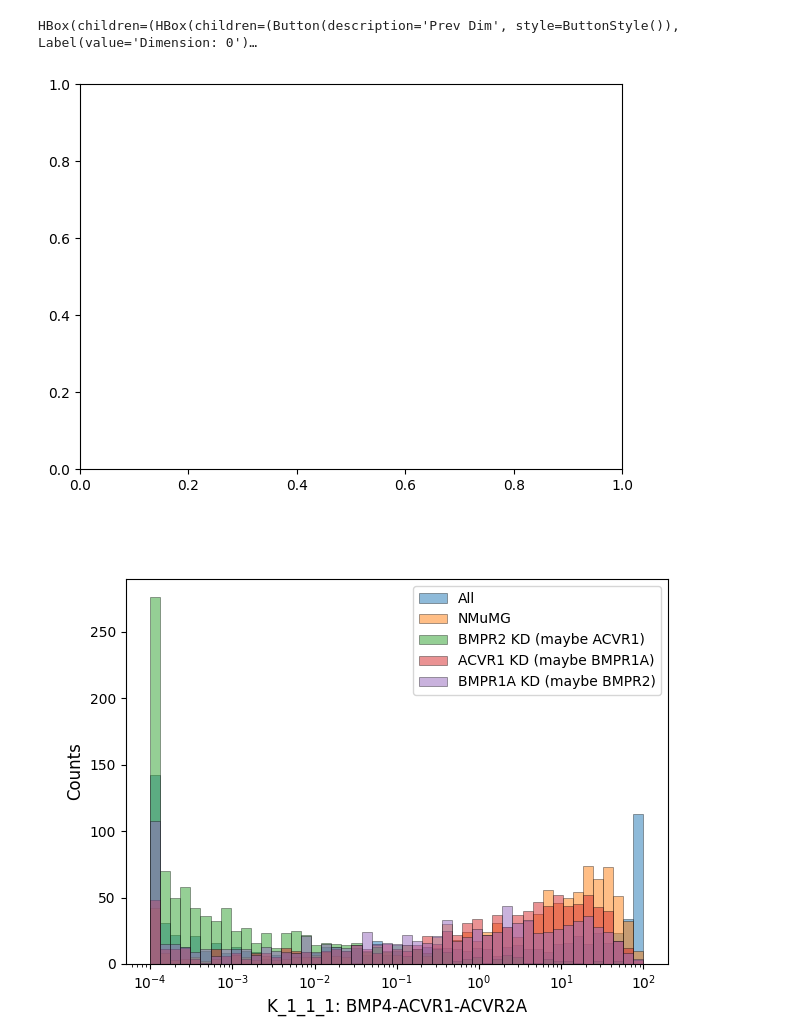
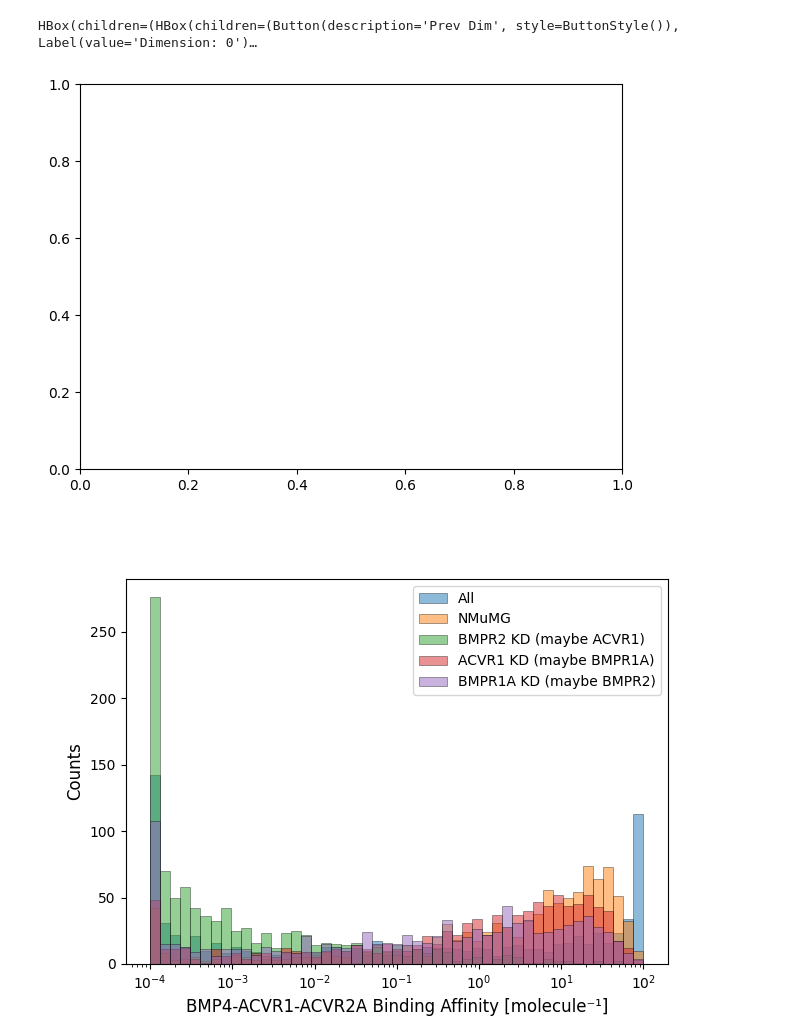
Before and after one commit to vz415/bmp_post_plotting, a Jupyter notebook: eval_flow_match_post copy.ipynb, the cells around one changed output. Drawn from its saved outputs; the diff is of its cells as text; code cells hidden in the pictures.

Commit message:
update the phosphorylation efficiency x axis

```diff
--- a/eval_flow_match_post copy.ipynb
+++ b/eval_flow_match_post copy.ipynb
@@ -114,35 +114,25 @@ type_ii_rec = ['ACVR2A', 'ACVR2B', 'BMPR2']  # B_1, B_2, B_3
 
 # Initialize the mapping dictionary
 t_mappings = {}
-
-# Generate mappings for all T values
-for l_num in range(1, 6):  # L_1 to L_5
+for l_num in range(1, 6):
     ligand = ligands[f'L_{l_num}']
-    for i in range(1, 3):  # First index (1 or 2)
-        type_i = type_i_rec[i-1]
-        for j in range(1, 4):  # Second index (1, 2, or 3)
-            type_ii = type_ii_rec[j-1]
-
-            # Create the T key (e.g., T_1_1_1)
-            t_key = f'K_{l_num}_{i}_{j}'
-
-            # Create the concatenated value (e.g., BMP4-ACVR1-ACVR2A)
-            t_value = f'{ligand}-{type_i}-{type_ii}'
-
-            # Add to dictionary
+    for i in range(1, 3):
+        type_i = type_i_rec[i - 1]
+        for j in range(1, 4):
+            type_ii = type_ii_rec[j - 1]
+            t_key = fr'K_{l_num}_{i}_{j}'
+            t_value = f'{ligand}-{type_i}-{type_ii} Binding Affinity [molecule⁻¹]'
             t_mappings[t_key] = t_value
 
-# # Print all mappings in order
-# for t_key in sorted(t_mappings.keys()):
-#     print(f"'{t_key}': '{t_mappings[t_key]}'")
-
-# For generating E values with the same pattern
-e_mappings = {f'e_{key[2:]}': value for key, value in t_mappings.items()}
-
 # Print E mappings
-# print("\nE mappings:")
-# for e_key in sorted(e_mappings.keys()):
-#     print(f"'{e_key}': '{e_mappings[e_key]}'")
+e_mappings = {}
+for l_num in range(1, 6):
+    ligand = ligands[f'L_{l_num}']
+    for i in range(1, 3):
+        for j in range(1, 4):
+            e_key = f'e_{l_num}_{i}_{j}'
+            e_value = f'{ligand}-{type_i}-{type_ii} Phosphorylation Efficiency [a.u.]'
+            e_mappings[e_key] = e_value
 
 # Combine both dictionaries if needed
 combined_mappings = {**t_mappings, **e_mappings}
@@ -206,22 +196,19 @@ def get_selected_datasets():
 
 ################################################################################
 def update_plot(dim):
-    """
-    Clear and redraw the histogram for dimension `dim`,
-    only for the datasets that are selected (checkbox = True).
-    """
     ax.clear()
 
     # Determine if this is a T or E dimension and get the corresponding key
     is_t = dim < 30
     idx = dim if is_t else dim - 30
     key = f"{'K' if is_t else 'e'}_{(idx//6)+1}_{((idx%6)//3)+1}_{(idx%3)+1}"
+
+    # Just use the mapping value directly without any additional processing
     label = combined_mappings[key]
 
-    colors = ['C0', 'C1', 'C2', 'C3', 'C4']  # define colors or pick your own
+    colors = ['C0', 'C1', 'C2', 'C3', 'C4']
     selected = get_selected_datasets()
 
-    # Plot only those datasets whose checkbox is checked
     for (ds_name, ds_data), color in zip(datasets.items(), colors):
         if ds_name in selected:
             dim_samples = ds_data['zscored'][:, dim].numpy()
@@ -229,7 +216,7 @@ def update_plot(dim):
                     label=f"{ds_name}", edgecolor='black', linewidth=0.5)
 
     ax.set_xscale('log')
-    ax.set_xlabel(fr"{key}: {label}", fontsize=12)
+    ax.set_xlabel(label, fontsize=12)
     ax.set_ylabel("Counts", fontsize=12)
     ax.legend()
 
@@ -253,31 +240,31 @@ def on_next_clicked(_):
     label_dim.value = f"Dimension: {current_dim}"
     update_plot(current_dim)
 
 button_prev.on_click(on_prev_clicked)
 button_next.on_click(on_next_clicked)
 
 ################################################################################
 # 7) Observe changes to the checkbox values so that whenever one is toggled,
 #    the figure updates immediately.
 def on_checkbox_change(change):
     if change['name'] == 'value':  # means the checkbox was toggled
         update_plot(current_dim)
 
 for cb in checkboxes.values():
     cb.observe(on_checkbox_change, names='value')
 
 ################################################################################
 # 8) Display layout: an HBox for dimension navigation and an HBox or VBox for checkboxes.
 dim_controls = widgets.HBox([button_prev, label_dim, button_next])
 checkbox_controls = widgets.VBox([checkboxes[name] for name in sorted(checkboxes.keys())])
 
 # Show them side by side or in separate cells as you prefer:
 display(widgets.HBox([dim_controls, checkbox_controls]))
 display(fig)
 
 # Initialize first dimension
 update_plot(current_dim)
 # %% [output]
 HBox(children=(HBox(children=(Button(description='Prev Dim', style=ButtonStyle()), Label(value='Dimension: 0')…
 [figure]
-[figure, old version]
+[figure, new version]
```
Also changed, not shown: 1 other file.
